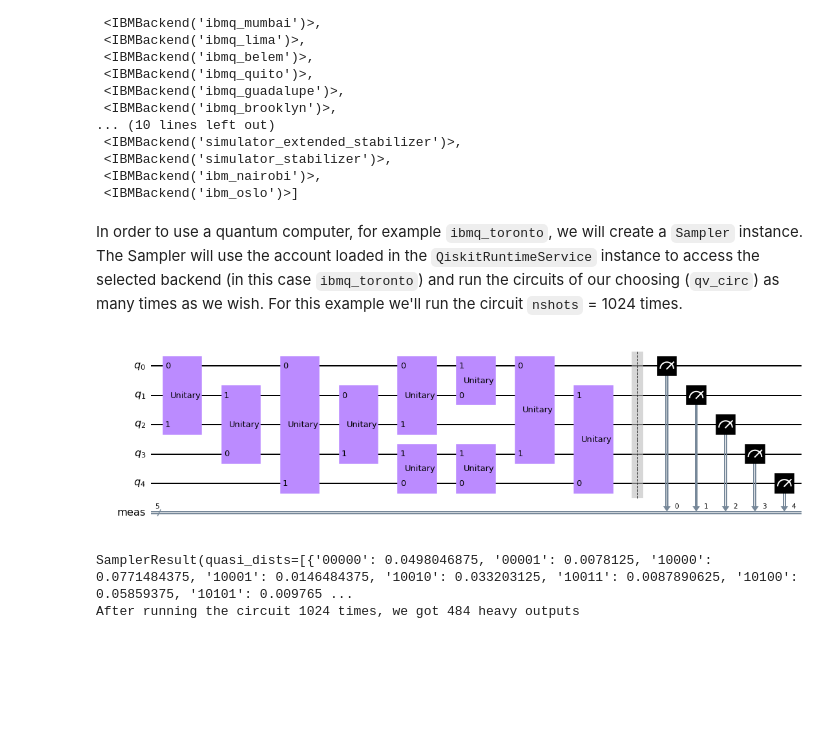
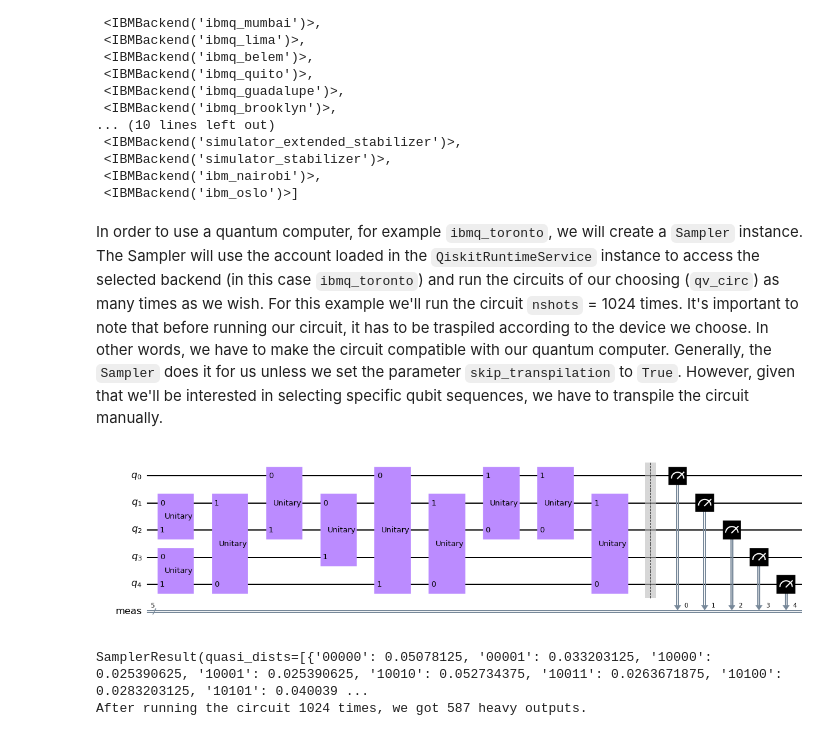
Before and after one commit to Guillermo-Mijares-Vilarino/Master-thesis, a Jupyter notebook: QV_code.ipynb, the cells around one changed output. Saved outputs shown, nothing was run; the diff lists cells and outputs as text; code cells hidden in the pictures; blank space fills up the shorter version.

```diff
--- a/QV_code.ipynb
+++ b/QV_code.ipynb
@@ -135,36 +135,45 @@ service.backends()
  <IBMBackend('ibm_nairobi')>,
  <IBMBackend('ibm_oslo')>]
 # %% [markdown]
-In order to use a quantum computer, for example `ibmq_toronto`, we will create a `Sampler` instance. The Sampler will use the account loaded in the `QiskitRuntimeService` instance to access the selected backend (in this case `ibmq_toronto`) and run the circuits of our choosing (`qv_circ`) as many times as we wish. For this example we'll run the circuit `nshots` = 1024 times.
+In order to use a quantum computer, for example `ibmq_toronto`, we will create a `Sampler` instance. The Sampler will use the account loaded in the `QiskitRuntimeService` instance to access the selected backend (in this case `ibmq_toronto`) and run the circuits of our choosing (`qv_circ`) as many times as we wish. For this example we'll run the circuit `nshots` = 1024 times. It's important to note that before running our circuit, it has to be traspiled according to the device we choose. In other words, we have to make the circuit compatible with our quantum computer. Generally, the `Sampler` does it for us unless we set the parameter `skip_transpilation` to `True`. However, given that we'll be interested in selecting specific qubit sequences, we have to transpile the circuit manually.
 # %%
 from qiskit_ibm_runtime import Sampler
 
 nshots = 1024
 
 # measure the circuit in order to get something meaningful from the quantum computer.
 qv_circ.measure_all()
 
 # show the circuit with the measures
 display(qv_circ.draw("mpl"))
 
+# choose backend
+toronto = service.backend("ibmq_toronto")
+
+# transpile the circuit according to the chosen backend
+transpiled_qv_circ = transpile(qv_circ, toronto, initial_layout = [1,3,4,10,21] )
+
+# show transpiled circuit
+# display(transpiled_qv_circ.draw("mpl"))
+
 # create the Sampler instance
-with Sampler(circuits = qv_circ, service = service, options = { "backend": "ibmq_toronto" }) as sampler:
+with Sampler(circuits = transpiled_qv_circ, service = service, skip_transpilation = True, options = { "backend": toronto }) as sampler:
     result = sampler(circuit_indices=[0], shots = nshots)
     print(result)
 
 # take the results
 device_counts = result.quasi_dists[0]
 
 # initialize number of heavy outputs
 nheavy = 0
 # check if they are heavy outputs
 for heavy_output in heavy_outputs:
     if heavy_output in device_counts.keys():
         nheavy += device_counts[heavy_output] * nshots
 nheavy = int(nheavy)
 
-print("After running the circuit", nshots, "times, we got", nheavy, "heavy outputs")
+print("After running the circuit", nshots, "times, we got", nheavy, "heavy outputs.")
 # %% [output]
-[figure, old version]
+[figure, new version]
-SamplerResult(quasi_dists=[{'00000': 0.0498046875, '00001': 0.0078125, '10000': 0.0771484375, '10001': 0.0146484375, '10010': 0.033203125, '10011': 0.0087890625, '10100': 0.05859375, '10101': 0.009765 ...
-After running the circuit 1024 times, we got 484 heavy outputs
+SamplerResult(quasi_dists=[{'00000': 0.05078125, '00001': 0.033203125, '10000': 0.025390625, '10001': 0.025390625, '10010': 0.052734375, '10011': 0.0263671875, '10100': 0.0283203125, '10101': 0.040039 ...
+After running the circuit 1024 times, we got 587 heavy outputs.
```
Also changed, not shown: parts of 10 cells of this notebook.
